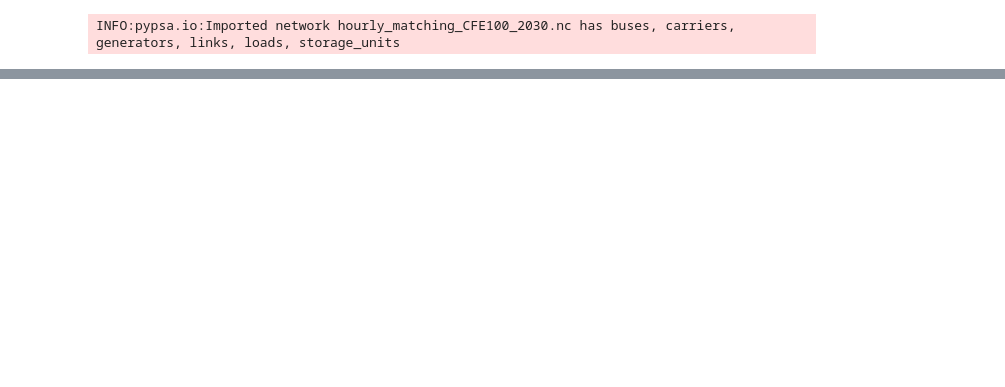
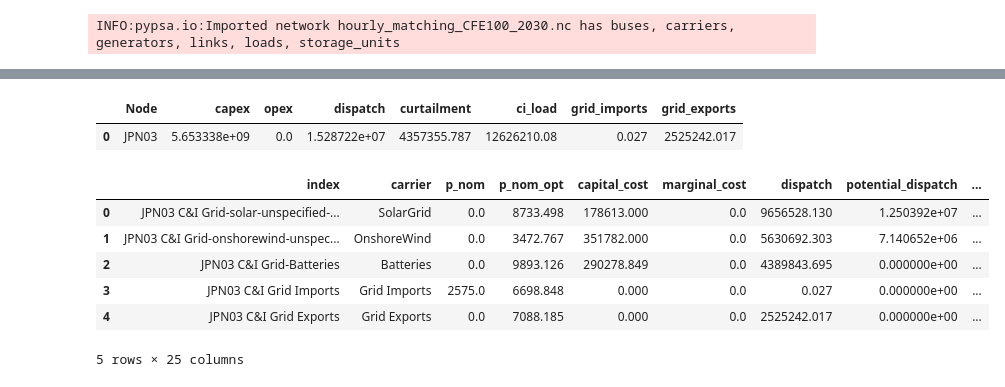
Before and after one commit to transition-zero/tza-pypsa, a Jupyter notebook: CostCalculation.ipynb, the cells around one changed output, grey strips where cells are left out. Drawn from its saved outputs; the diff is of its cells as text; code cells hidden in the pictures; blank space fills up the shorter version.

Commit message:
include ci cost information

```diff
--- a/CostCalculation.ipynb
+++ b/CostCalculation.ipynb
@@ -58,7 +87,7 @@ def get_ci_cost_summary(n : pypsa.Network) -> pd.DataFrame:
         #.reset_index()
     )
 
-    ci_storage_costs['dispatch'] = n.storage_units_t.p_dispatch[ ci_storage_costs.index ].sum()
+    # ci_storage_costs['dispatch'] = n.storage_units_t.p_dispatch[ ci_storage_costs.index ].sum()
 
     # links
     ci_links_costs = (
@@ -99,6 +128,6 @@ def get_ci_cost_summary(n : pypsa.Network) -> pd.DataFrame:
     # fillna
     df.fillna(0, inplace=True)
 
-    df.loc[:, 'unit_cost'] = (df['capex'] + df['opex'] + df['import_cost'] + df['export_revenue']) / df['dispatch']
-
     return df
+# %%
+cost_summary = get_ci_cost_summary(n)
@@ -104,0 +152,31 @@ def get_ci_cost_summary(n : pypsa.Network) -> pd.DataFrame:
+# %%
+unit_cost = (
+    cost_summary[~cost_summary.index.str.contains('Charge|Discharge')]
+    .assign(carrier=lambda df: df['carrier'].where(~df.index.str.contains('Grid Exports'), 'Grid Exports'))
+    .assign(carrier=lambda df: df['carrier'].where(~df.index.str.contains('Grid Imports'), 'Grid Imports'))
+    .assign(total_costs=lambda df: df[['capex', 'opex', 'import_cost', 'export_revenue']].sum(axis=1))
+    .reset_index()
+    .assign(
+        Node=lambda df: df['index'].str.split('C&I').str[0].str.strip(),  # Gets "JPN08"
+    )
+    .merge(unit_cost_denominator, left_on = ['Node'], right_on = ['Node'])
+    .assign(
+        import_unit_cost=lambda df: np.where(
+            df['carrier'] == 'Grid Imports',
+            df['import_weighting'] * (1/df['grid_imports']) * df['import_cost'],
+            0
+        ),
+        ppa_unit_cost=lambda df: np.where(
+            df['carrier'] != 'Grid Imports',
+            (1/(df['ci_load'] - df['grid_imports'] + df['grid_exports'])) * df['ppa_weighting'] * df['total_costs'],
+            0
+        ),
+        export_unit_cost=lambda df: np.where(
+            df['carrier'] == 'Grid Exports',
+            (1/(df['ci_load'] - df['grid_imports'] + df['grid_exports'])) * df['ppa_weighting'] * df['export_revenue'],
+            0
+        )
+    )
+    .fillna(0)
+    .assign(unit_cost_a=lambda df: df['ppa_unit_cost'] + df['import_unit_cost'] + df['export_unit_cost'])
+)
@@ -104,0 +250,5 @@ def get_ci_cost_summary(n : pypsa.Network) -> pd.DataFrame:
+# %%
+merged_helper
+# %% [output]
+|  | Node | capex | opex | dispatch | curtailment | ci_load | grid_imports | grid_exports |
+| 0 | JPN03 | 5.653338e+09 | 0.0 | 1.528722e+07 | 4357355.787 | 12626210.08 | 0.027 | 2525242.017 |
@@ -104,0 +267,10 @@ def get_ci_cost_summary(n : pypsa.Network) -> pd.DataFrame:
+# %%
+unit_cost.set
+# %% [output]
+|  | index | carrier | p_nom | p_nom_opt | capital_cost | marginal_cost | dispatch | potential_dispatch | ... |
+| 0 | JPN03 C&I Grid-solar-unspecified-... | SolarGrid | 0.0 | 8733.498 | 178613.000 | 0.0 | 9656528.130 | 1.250392e+07 | ... |
+| 1 | JPN03 C&I Grid-onshorewind-unspec... | OnshoreWind | 0.0 | 3472.767 | 351782.000 | 0.0 | 5630692.303 | 7.140652e+06 | ... |
+| 2 | JPN03 C&I Grid-Batteries | Batteries | 0.0 | 9893.126 | 290278.849 | 0.0 | 4389843.695 | 0.000000e+00 | ... |
+| 3 | JPN03 C&I Grid Imports | Grid Imports | 2575.0 | 6698.848 | 0.000 | 0.0 | 0.027 | 0.000000e+00 | ... |
+| 4 | JPN03 C&I Grid Exports | Grid Exports | 0.0 | 7088.185 | 0.000 | 0.0 | 2525242.017 | 0.000000e+00 | ... |
+5 rows × 25 columns
```
Also changed, not shown: parts of 33 cells of this notebook, 1 other file.
